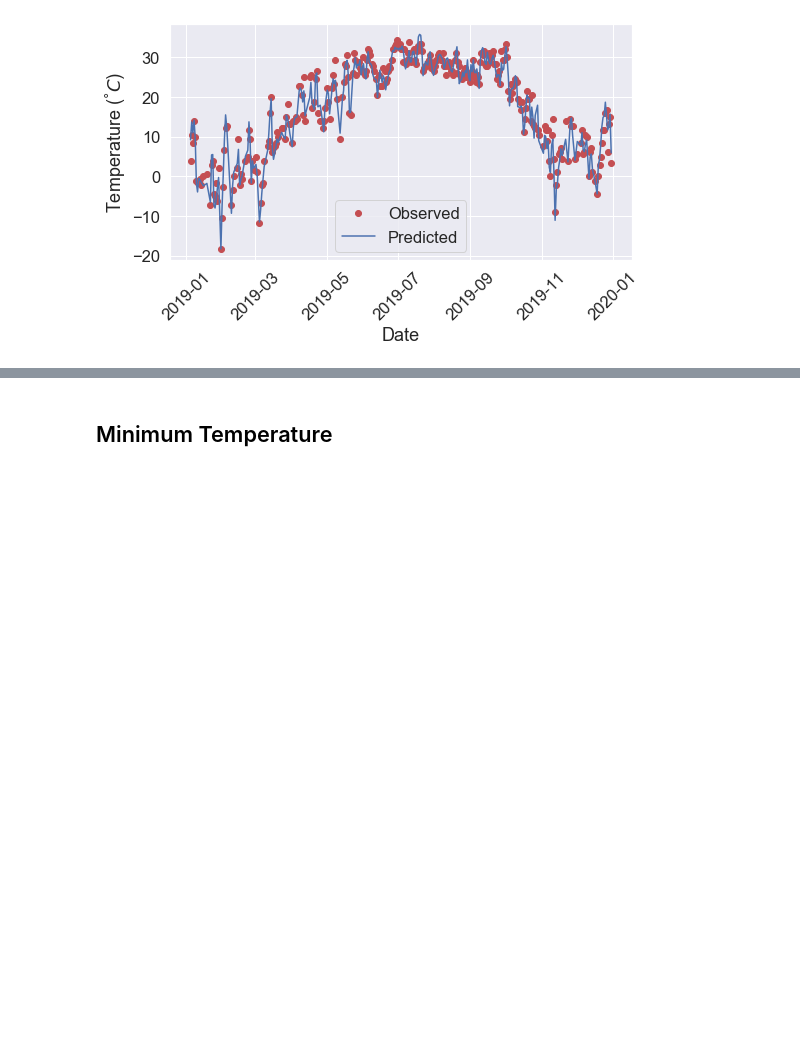
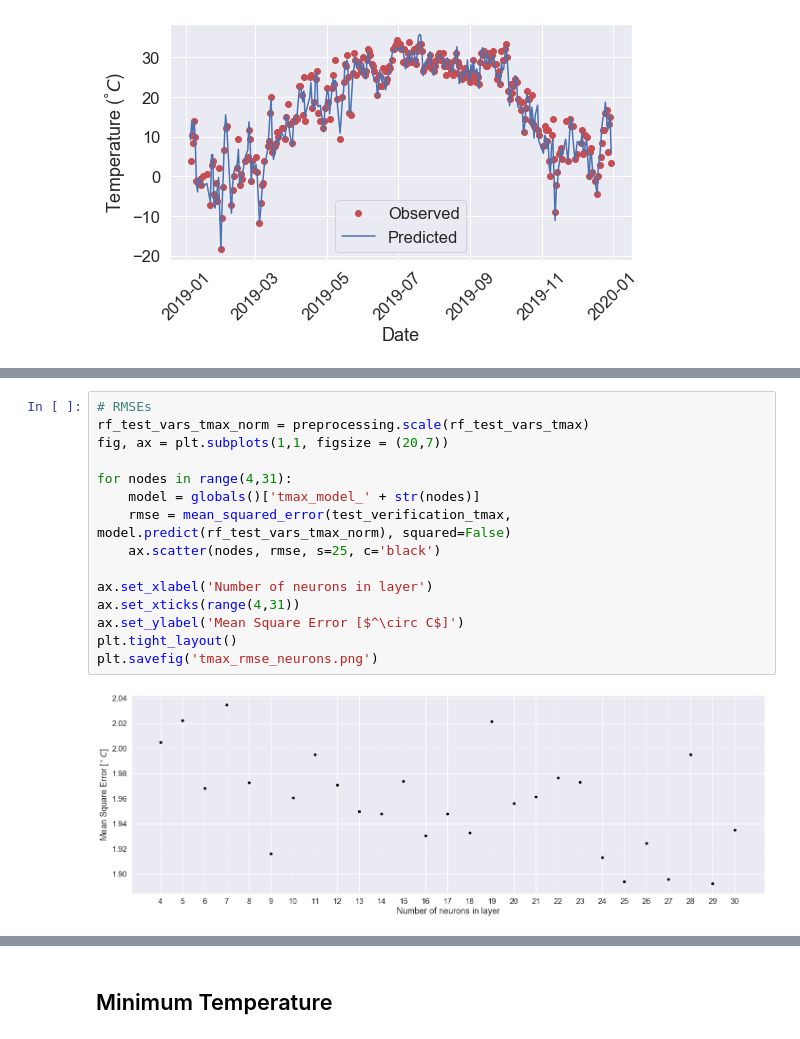
Before and after one commit to david0811/atms597_project6, a Jupyter notebook: project6_David.ipynb, the cells around one changed output, grey strips where cells are left out. Drawn from its saved outputs; the diff is of its cells as text; blank space fills up the shorter version.

```diff
--- a/project6_David.ipynb
+++ b/project6_David.ipynb
@@ -376,0 +468,17 @@ plt.show()
+# %%
+# RMSEs
+rf_test_vars_tmax_norm = preprocessing.scale(rf_test_vars_tmax)
+fig, ax = plt.subplots(1,1, figsize = (20,7))
+
+for nodes in range(4,31):
+    model = globals()['tmax_model_' + str(nodes)]
+    rmse = mean_squared_error(test_verification_tmax, model.predict(rf_test_vars_tmax_norm), squared=False)
+    ax.scatter(nodes, rmse, s=25, c='black')
+
+ax.set_xlabel('Number of neurons in layer')
+ax.set_xticks(range(4,31))
+ax.set_ylabel('Mean Square Error [$^\circ C$]')
+plt.tight_layout()
+plt.savefig('tmax_rmse_neurons.png')
+# %% [output]
+[figure, added]
```
Also changed, not shown: parts of 39 cells of this notebook.
